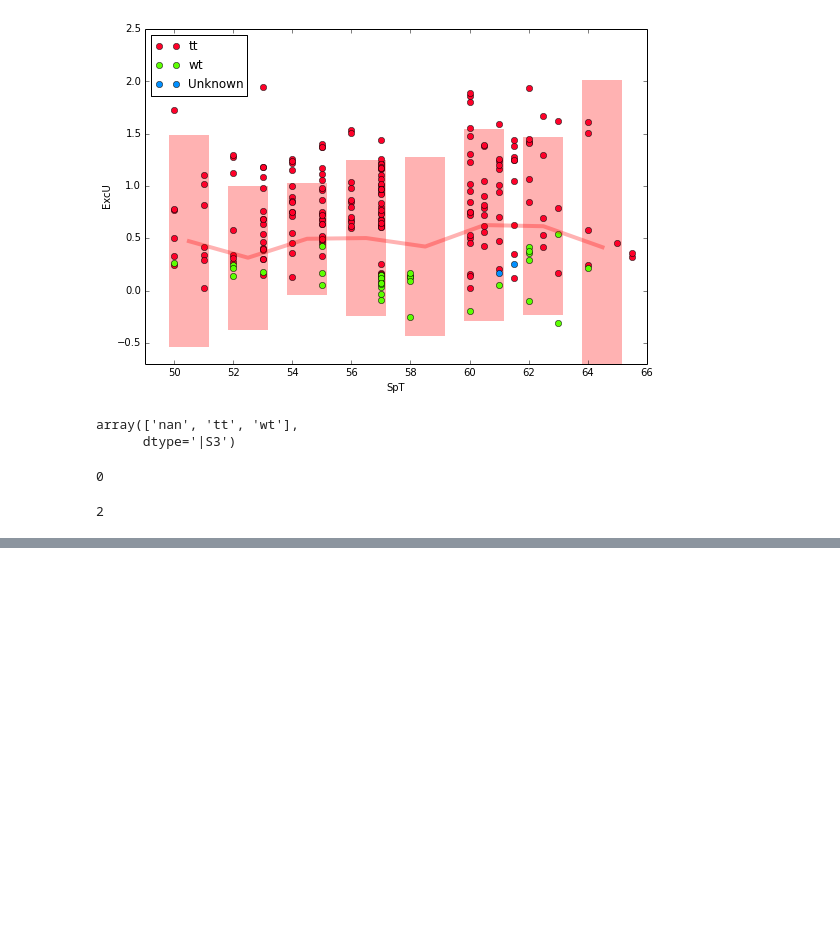
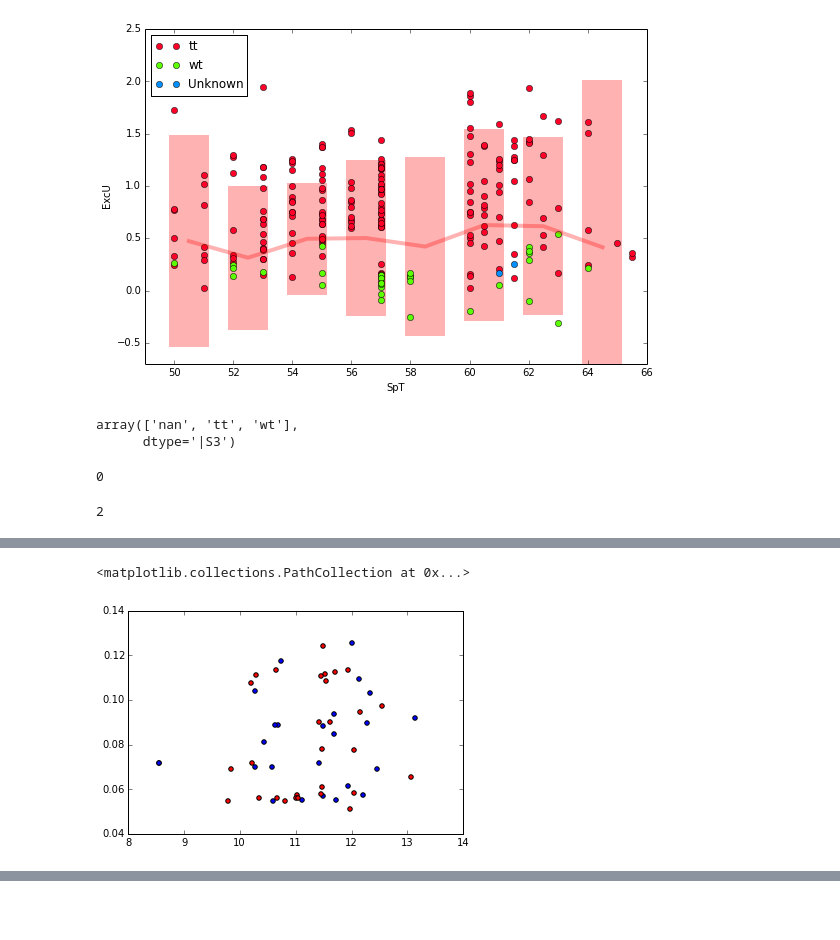
Before and after one commit to saint-germain/estrellas, a Jupyter notebook: confidenceintervals.ipynb, the cells around one changed output, grey strips where cells are left out. Drawn from its saved outputs; the diff is of its cells as text; code cells hidden in the pictures; blank space fills up the shorter version.

```diff
--- a/confidenceintervals.ipynb
+++ b/confidenceintervals.ipynb
@@ -277,0 +303,2 @@ df1.type.isnull().sum()
+# %%
+errucl=np.loadtxt("datosestrellas/FotometriaUCL_oscar.txt", skiprows=1)
@@ -277,0 +360,9 @@ df1.type.isnull().sum()
+# %%
+Uucl=errucl[:,1]+errucl[:,2]+errucl[:,3]
+UVucl=errucl[:,1]+errucl[:,2]
+# %%
+plt.scatter(Uucl,errucl[:,13])
+plt.scatter(Ulcc,errlcc[:,13],c='r')
+# %% [output]
+<matplotlib.collections.PathCollection at 0x...>
+[figure, added]
```
Also changed, not shown: parts of 54 cells of this notebook, 8 other files.
